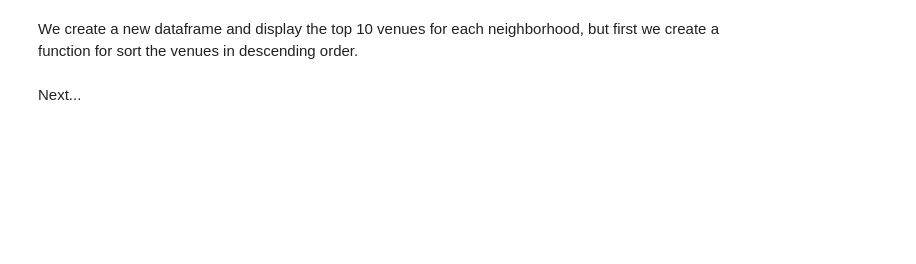
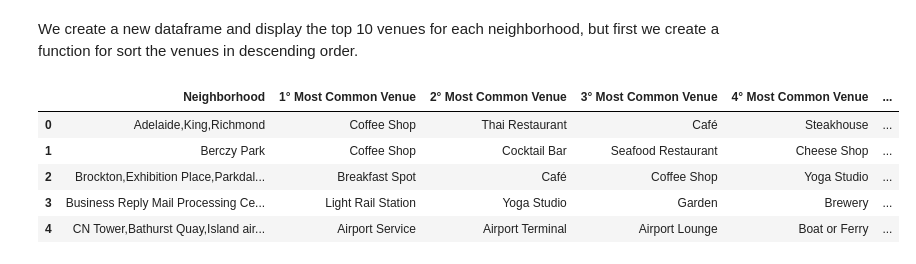
Before and after one commit to fmontani/capstone-ml-project, a Jupyter notebook: Segmenting and Clustering Neighborhoods in Toronto.ipynb, the cells around one changed output. Saved outputs shown, nothing was run; the diff lists cells and outputs as text; code cells hidden in the pictures; blank space fills up the shorter version.

```diff
--- a/Segmenting and Clustering Neighborhoods in Toronto.ipynb
+++ b/Segmenting and Clustering Neighborhoods in Toronto.ipynb
@@ -359,5 +359,26 @@ def return_most_common_venues(row, num_top_venues):
     row_categories_sorted = row_categories.sort_values(ascending=False)
 
     return row_categories_sorted.index.values[0:num_top_venues]
-# %% [markdown]
-Next...
+# %%
+num_top_venues = 10
+
+# create columns according to number of top venues
+columns = ['Neighborhood']
+for ind in np.arange(num_top_venues):
+    columns.append('{}° Most Common Venue'.format(ind+1))
+
+#create new dataframe, the neighborhoods venues sorted
+n_venues_sort = pd.DataFrame(columns = columns)
+n_venues_sort["Neighborhood"] = toronto_grouped["Neighborhood"]
+
+for ind in np.arange(toronto_grouped.shape[0]):
+    n_venues_sort.iloc[ind, 1:] = return_most_common_venues(toronto_grouped.iloc[ind, :], num_top_venues)
+
+n_venues_sort.head()
+# %% [output]
+|  | Neighborhood | 1° Most Common Venue | 2° Most Common Venue | 3° Most Common Venue | 4° Most Common Venue | ... |
+| 0 | Adelaide,King,Richmond | Coffee Shop | Thai Restaurant | Café | Steakhouse | ... |
+| 1 | Berczy Park | Coffee Shop | Cocktail Bar | Seafood Restaurant | Cheese Shop | ... |
+| 2 | Brockton,Exhibition Place,Parkdal... | Breakfast Spot | Café | Coffee Shop | Yoga Studio | ... |
+| 3 | Business Reply Mail Processing Ce... | Light Rail Station | Yoga Studio | Garden | Brewery | ... |
+| 4 | CN Tower,Bathurst Quay,Island air... | Airport Service | Airport Terminal | Airport Lounge | Boat or Ferry | ... |
```
Also changed, not shown: parts of 14 cells of this notebook.
